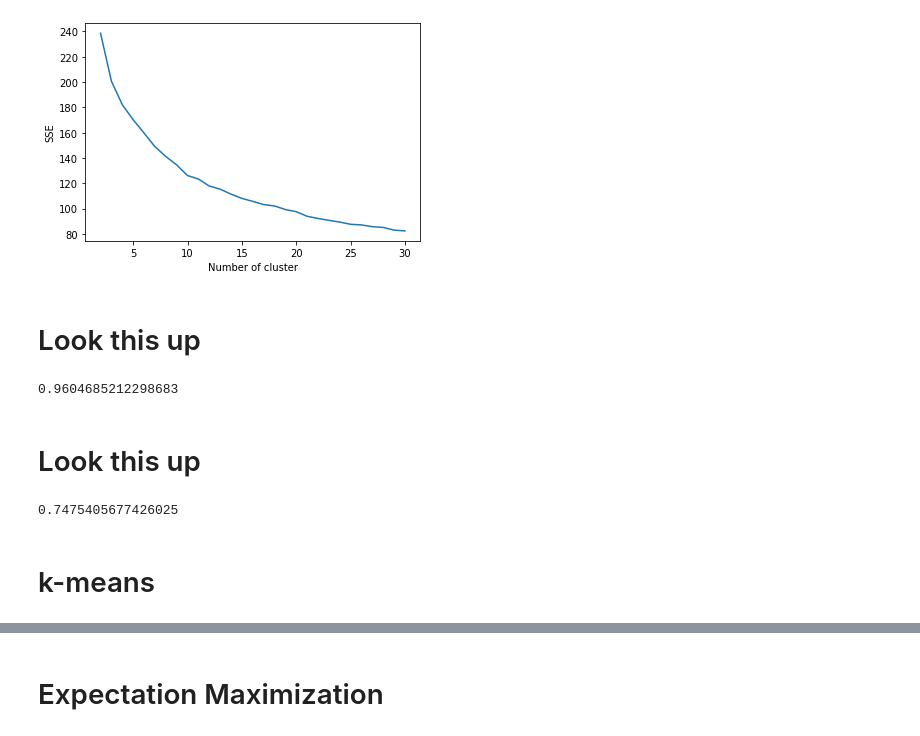
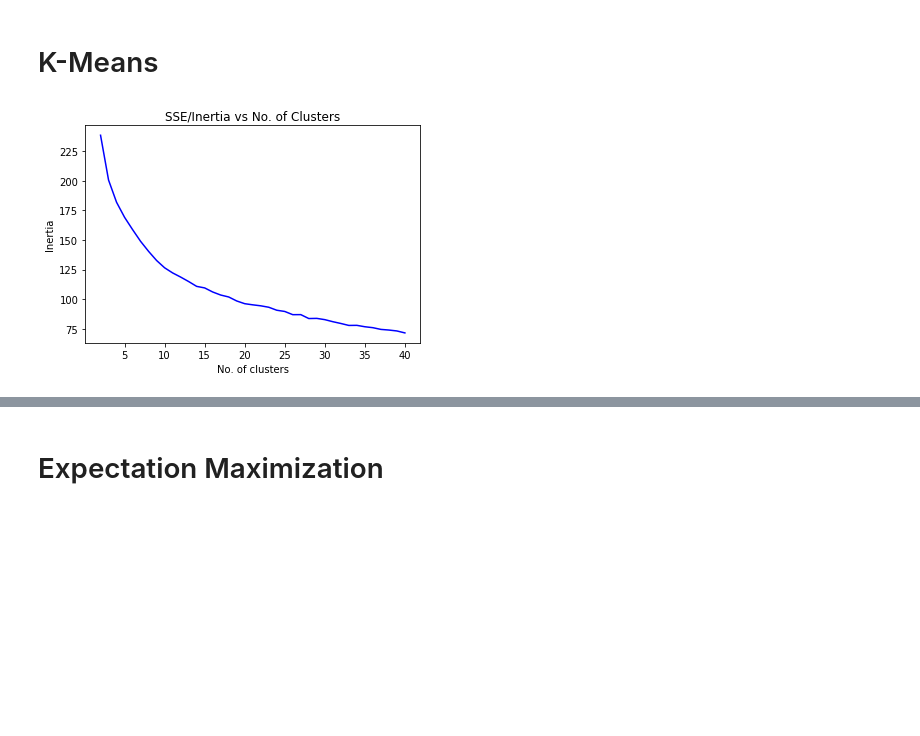
Before and after one commit to jbanigan/CS-7641, a Jupyter notebook: Unsupervised Learning/Clustering Algorithms.ipynb, the cells around one changed output, grey strips where cells are left out. Drawn from its saved outputs; the diff is of its cells as text; code cells hidden in the pictures; blank space fills up the shorter version.

```diff
--- a/Unsupervised Learning/Clustering Algorithms.ipynb
+++ b/Unsupervised Learning/Clustering Algorithms.ipynb
@@ -43,28 +41,22 @@ clusters = list(range(2,31,1))
+# %% [markdown]
+# K-Means
+# %%
+N = np.arange(2, 41, 1)
 # %%
-sse = {}
-for cluster in clusters:
-    kmeans = KMeans(n_clusters=cluster, max_iter=1000, random_state=44, n_jobs=-2).fit(X)
-    sse[cluster] = kmeans.inertia_
+inertia =[]
+for n in N:
+    kmeans = KMeans(n_clusters=n,
+                    max_iter=1000,
+                    random_state=44).fit(X)
+
+    inertia.append(kmeans.inertia_)
+
 plt.figure()
-plt.plot(list(sse.keys()), list(sse.values()))
-plt.xlabel("Number of cluster")
-plt.ylabel("SSE")
+plt.plot(N, inertia,'b')
+plt.xlabel('No. of clusters')
+plt.ylabel('Inertia')
+plt.title('SSE/Inertia vs No. of Clusters')
+plt.savefig('img/KMeans SSE vs clusters - '+dataset+'.png')
 plt.show()
 # %% [output]
-[figure, old version]
+[figure, new version]
-# %% [markdown]
-# Look this up
-# %%
-kmeans = KMeans(n_clusters=2, n_init=50, max_iter=1000, random_state=44, n_jobs=-2).fit(X)
-accuracy_score((1-kmeans.labels_), y)
-# %% [output]
-0.9604685212298683
-# %% [markdown]
-# Look this up
-# %%
-kmeans = KMeans(n_clusters=2, n_init=50, max_iter=1000, random_state=44, n_jobs=-2).fit(X)
-adjusted_mutual_info_score((1-kmeans.labels_), y)
-# %% [output]
-0.7475405677426025
-# %% [markdown]
-# k-means
```
Also changed, not shown: parts of 9 cells of this notebook, 6 other files.
